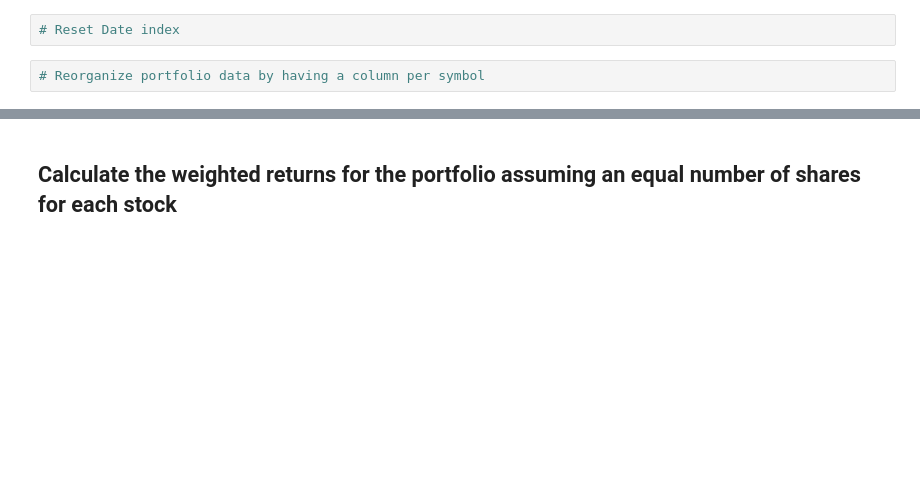
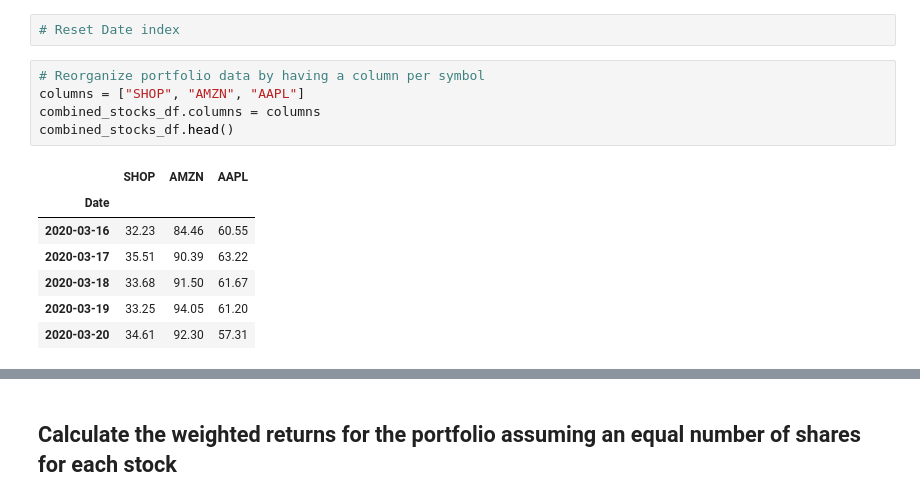
Before and after one commit to ngracan/Python-Challenge-2, a Jupyter notebook: Code/whale_analysis.ipynb, the cells around one changed output, grey strips where cells are left out. Drawn from its saved outputs; the diff is of its cells as text; blank space fills up the shorter version.

```diff
--- a/Code/whale_analysis.ipynb
+++ b/Code/whale_analysis.ipynb
@@ -405,5 +435,16 @@ FileNotFoundError: [Errno 2] No such file or directory: 'Resources/price_history
 # Reset Date index
 # %%
 # Reorganize portfolio data by having a column per symbol
+columns = ["SHOP", "AMZN", "AAPL"]
+combined_stocks_df.columns = columns
+combined_stocks_df.head()
+# %% [output]
+|  | SHOP | AMZN | AAPL |
+| Date |  |  |  |
+| 2020-03-16 | 32.23 | 84.46 | 60.55 |
+| 2020-03-17 | 35.51 | 90.39 | 63.22 |
+| 2020-03-18 | 33.68 | 91.50 | 61.67 |
+| 2020-03-19 | 33.25 | 94.05 | 61.20 |
+| 2020-03-20 | 34.61 | 92.30 | 57.31 |
 # %%
 # Calculate daily returns
```
Also changed, not shown: parts of 5 cells of this notebook, 2 other files.
